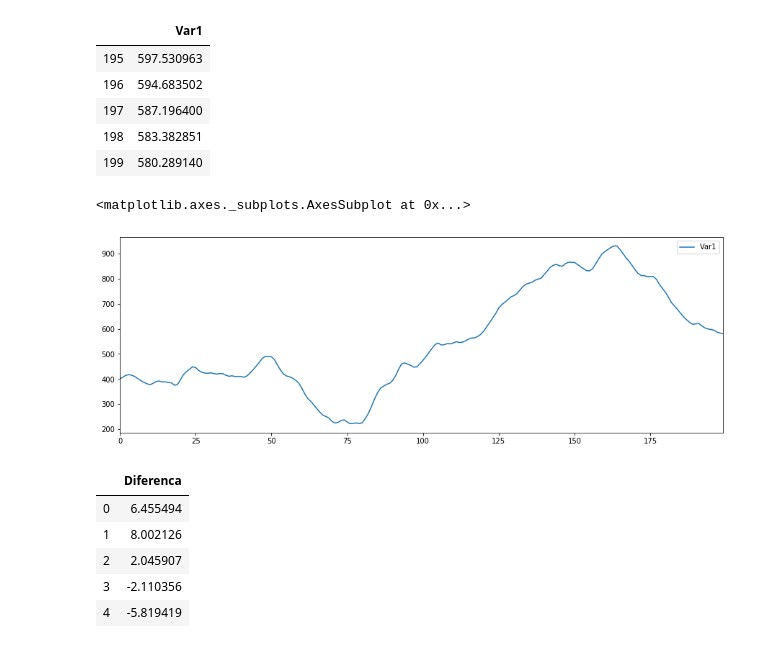
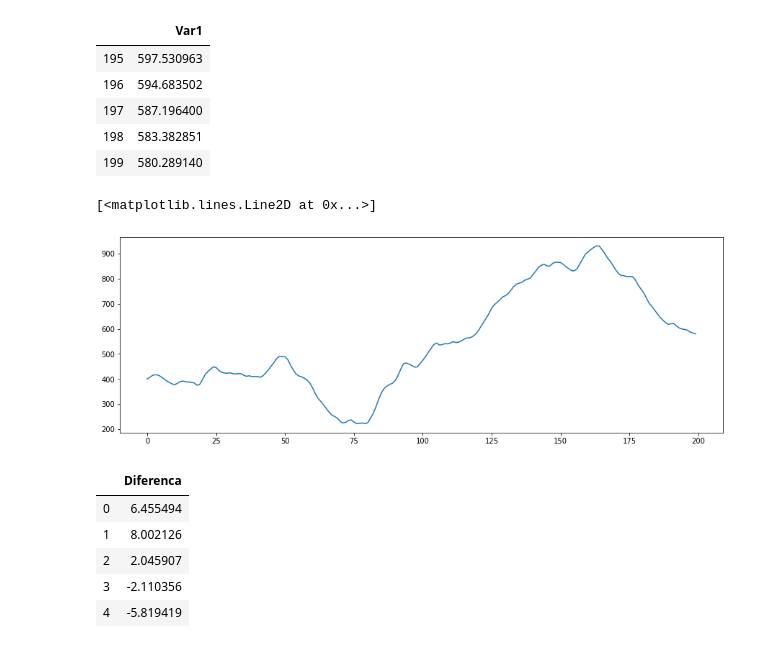
Before and after one commit to GMizuno/analise_de_dados, a Jupyter notebook: Series Temporais/Series Temporais parte 2.ipynb, the cells around one changed output. Saved outputs shown, nothing was run; the diff lists cells and outputs as text; code cells hidden in the pictures.

```diff
--- a/Series Temporais/Series Temporais parte 2.ipynb
+++ b/Series Temporais/Series Temporais parte 2.ipynb
@@ -33,11 +33,12 @@ data.tail()
 | 197 | 587.196400 |
 | 198 | 583.382851 |
 | 199 | 580.289140 |
-# %%
-data.plot(figsize=(15,5))
-# %% [output]
-<matplotlib.axes._subplots.AxesSubplot at 0x...>
-[figure, removed]
+# %%
+fig, axes = plt.subplots(figsize = (15, 5))
+axes.plot(data['Var1'])
+# %% [output]
+[<matplotlib.lines.Line2D at 0x...>]
+[figure, added]
 # %%
 dif = lambda x, i: x[i] - x[i-1]
 d_xt = [dif(data['Var1'], i) for i in range(1, len(data))]
```
Also changed, not shown: parts of 1 cell of this notebook, 3 other files.
